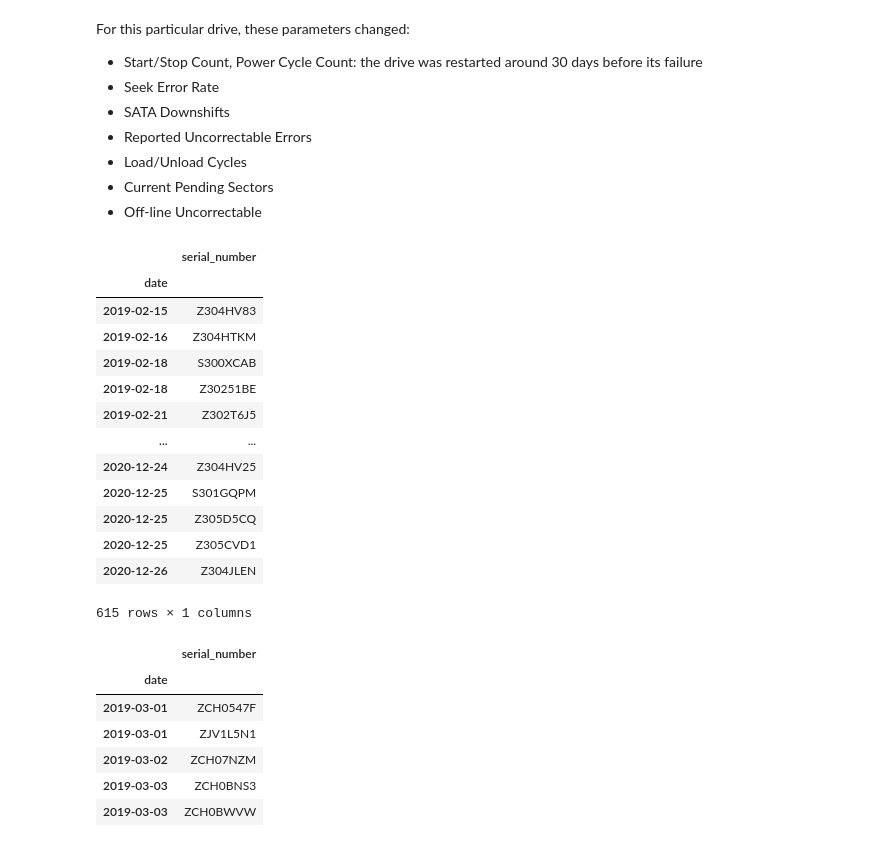
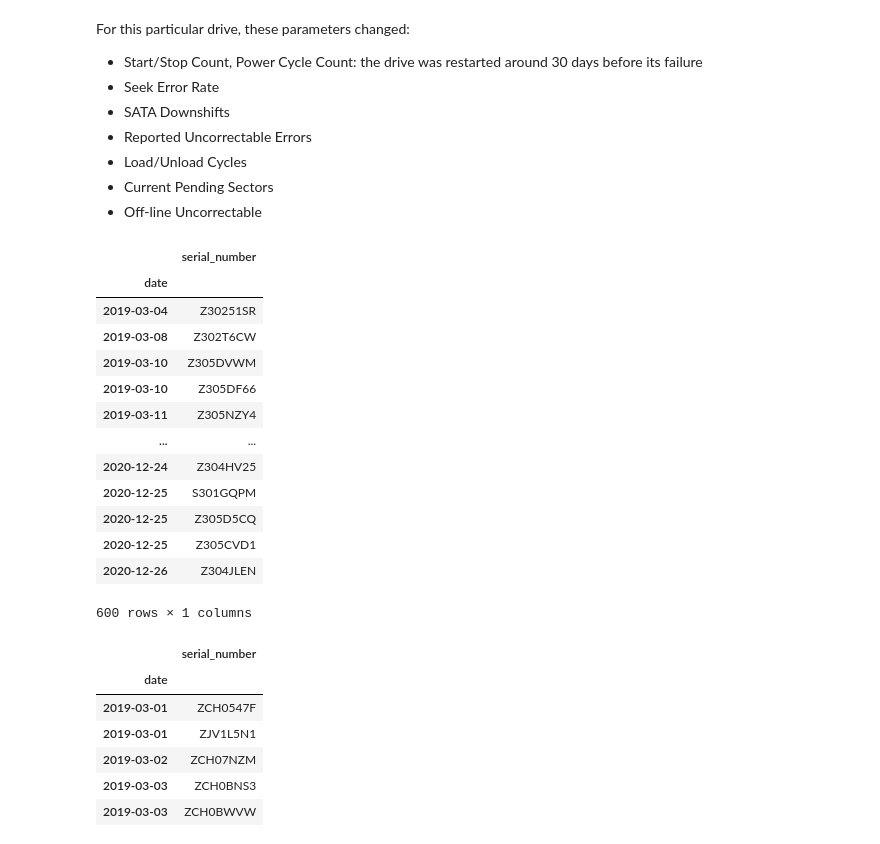
Before and after one commit to SamyDjemai/HardDriveFailurePrediction, a Jupyter notebook: analysis.ipynb, the cells around one changed output. Saved outputs shown, nothing was run; the diff lists cells and outputs as text; code cells hidden in the pictures.

```diff
--- a/analysis.ipynb
+++ b/analysis.ipynb
@@ -470,23 +471,23 @@ For this particular drive, these parameters changed:
 - Current Pending Sectors
 - Off-line Uncorrectable
 # %%
-evaluation_drive_set = failed_st4000dm000_drives.loc['2019-02-15':]
+evaluation_drive_set = failed_st4000dm000_drives.loc['2019-03-01':]
 evaluation_drive_set
 # %% [output]
 |  | serial_number |
 | date |  |
-| 2019-02-15 | Z304HV83 |
-| 2019-02-16 | Z304HTKM |
-| 2019-02-18 | S300XCAB |
-| 2019-02-18 | Z30251BE |
-| 2019-02-21 | Z302T6J5 |
+| 2019-03-04 | Z30251SR |
+| 2019-03-08 | Z302T6CW |
+| 2019-03-10 | Z305DVWM |
+| 2019-03-10 | Z305DF66 |
+| 2019-03-11 | Z305NZY4 |
 | ... | ... |
 | 2020-12-24 | Z304HV25 |
 | 2020-12-25 | S301GQPM |
 | 2020-12-25 | Z305D5CQ |
 | 2020-12-25 | Z305CVD1 |
 | 2020-12-26 | Z304JLEN |
-615 rows × 1 columns
+600 rows × 1 columns
 # %%
 evaluation_drive_set2 = failed_st12000nm0007_drives['2019-03-01':]
 evaluation_drive_set2
```
Also changed, not shown: parts of 8 cells of this notebook, 2 other files.
